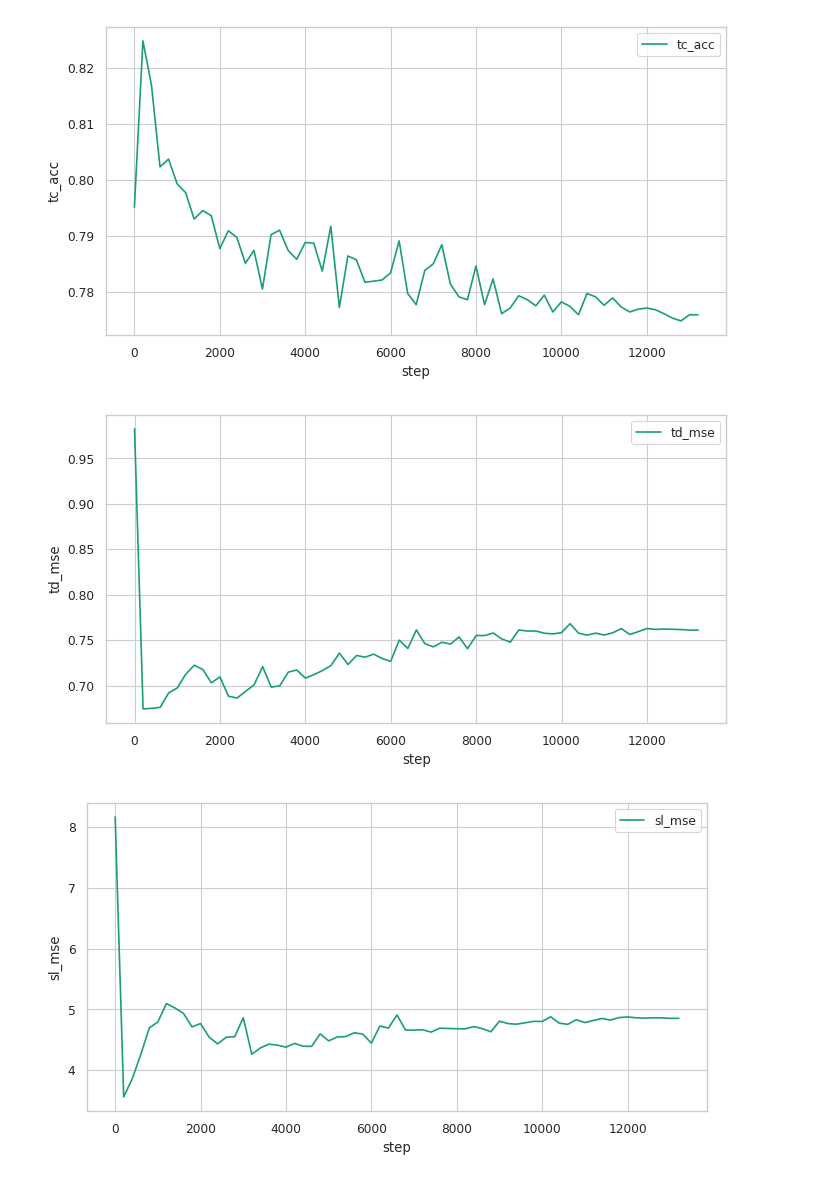
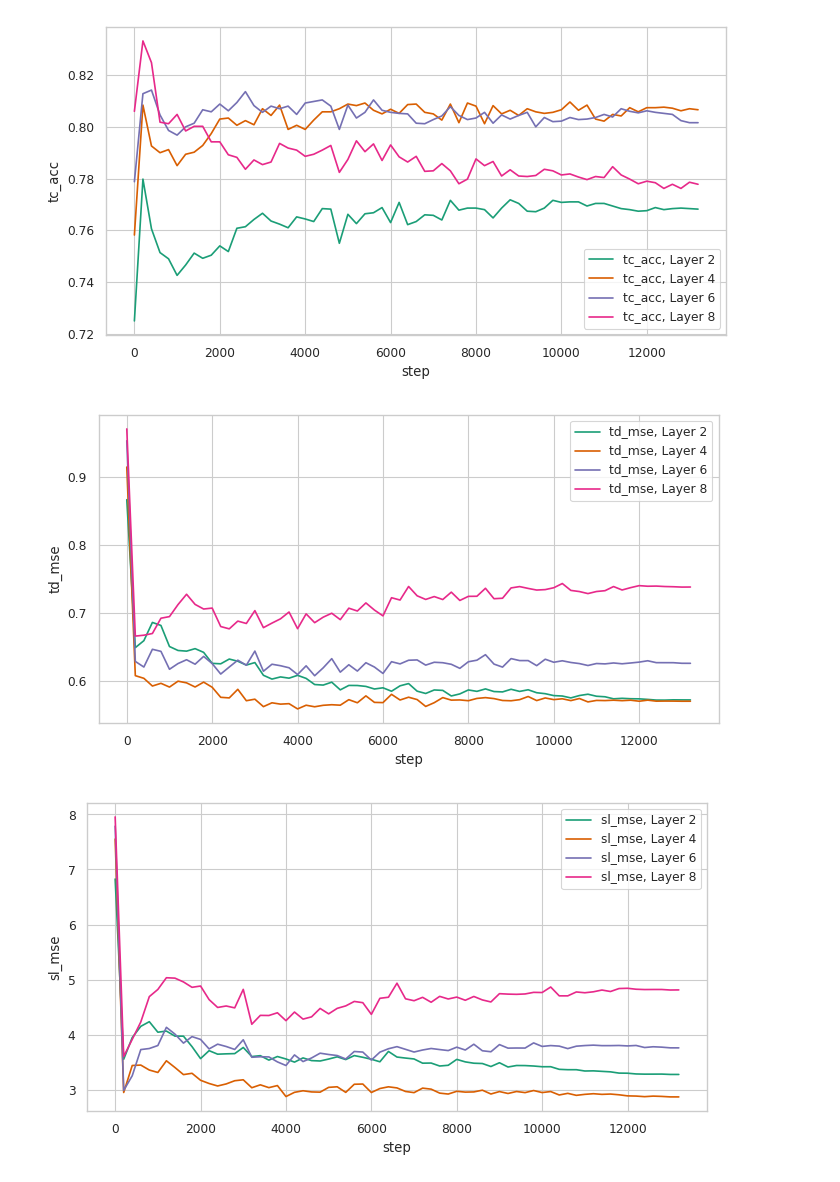
Before and after one commit to Markfryazino/tiny-linguist, a Jupyter notebook: results.ipynb, the cells around one changed output. Drawn from its saved outputs; the diff is of its cells as text; code cells hidden in the pictures.

```diff
--- a/results.ipynb
+++ b/results.ipynb
@@ -4,7 +4,7 @@ import json
 with open("/proj/mechanistic.shadow/mrofin/tinylinguist/data/discriminator_accuracy.json", "r") as f:
     discriminator_accs = json.load(f)
 # %%
-with open("/proj/mechanistic.shadow/mrofin/tinylinguist/data/val_results.json", "r") as f:
+with open("/proj/mechanistic.shadow/mrofin/tinylinguist/data/val_results_2.json", "r") as f:
     val_results = json.load(f)
 # %%
 import matplotlib.pyplot as plt
@@ -16,8 +16,7 @@ import pandas as pd
 
 df = pd.DataFrame(val_results)
 df2 = pd.DataFrame(discriminator_accs)
-
-df["discriminator_acc"] = df2["accuracy"]
-
-df = df.sort_values("step")
+# %%
+df = df.sort_values(by=["step", "layer"], ignore_index=True)
+df2 = df2.sort_values(by=["step"], ignore_index=True)
 # %%
@@ -27,9 +45,10 @@ Index(['step', 'tc_acc', 'td_mse', 'sl_mse', 'discriminator_acc'], dtype='object
 # %%
-for col in ['tc_acc', 'td_mse', 'sl_mse', 'discriminator_acc']:
+for col in ['tc_acc', 'td_mse', 'sl_mse']:
     plt.figure(figsize=(8, 4))
-    sns.lineplot(x="step", y=col, label=col, data=df)
+    for layer in [2, 4, 6, 8]:
+        sns.lineplot(x="step", y=col, data=df[df["layer"] == layer], label=f"{col}, Layer {layer}")
     plt.show()
 # %% [output]
-[figure, old version]
+[figure, new version]
-[figure, old version]
+[figure, new version]
-[figure, old version]
+[figure, new version]
```
Also changed, not shown: parts of 4 cells of this notebook, 8 other files.
